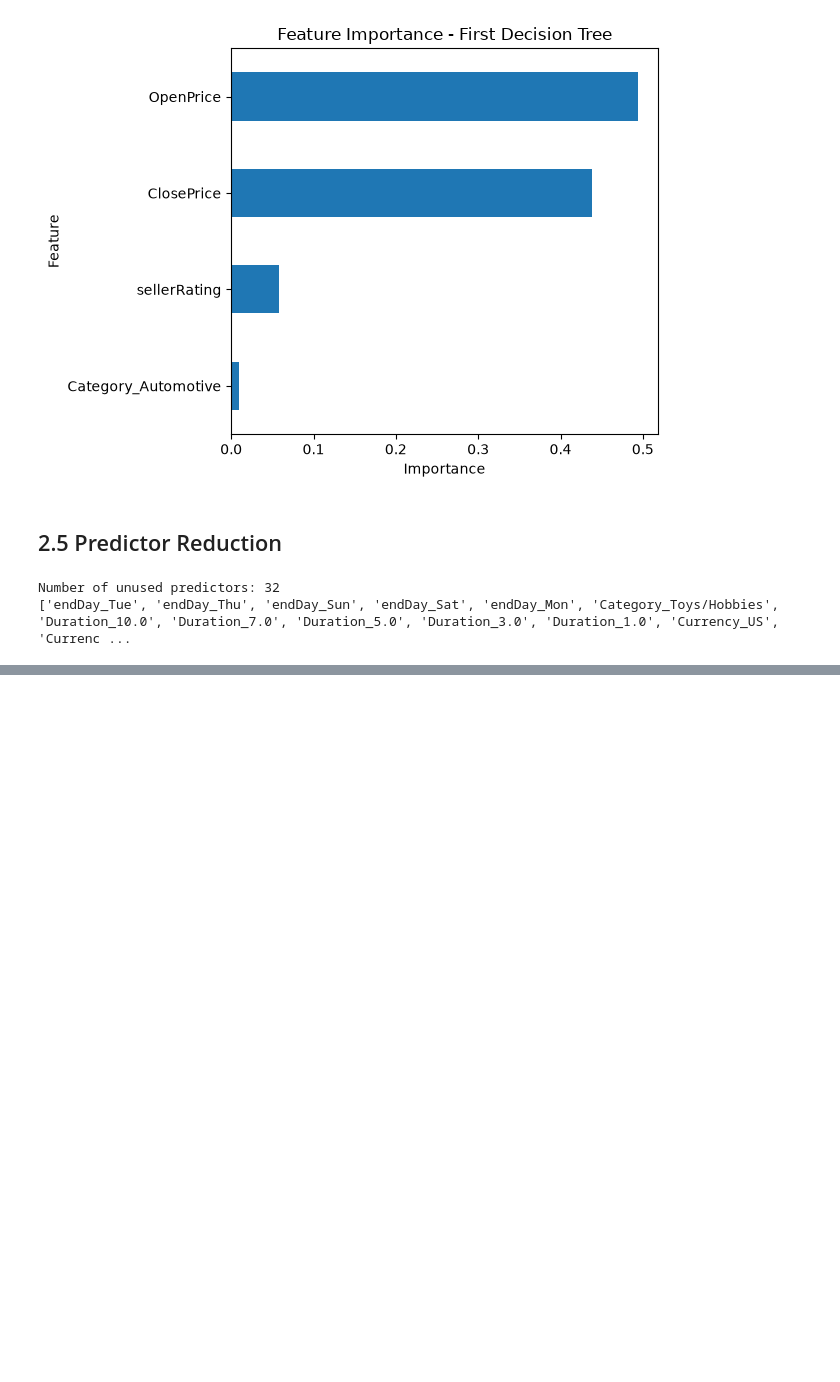
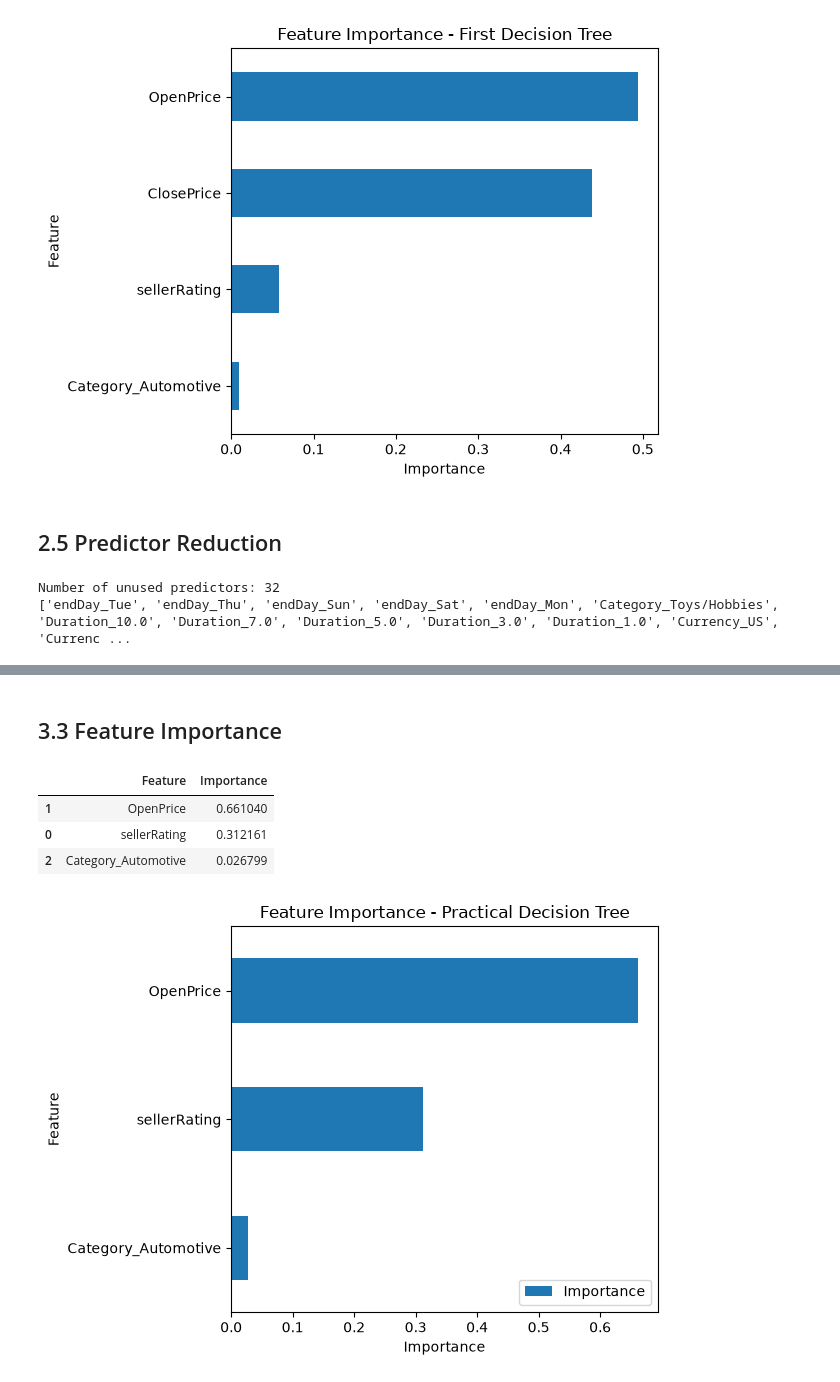
Before and after one commit to janniaq/8413_GA2, a Jupyter notebook: RSM8413_GA2_eBay_Auctions.ipynb, the cells around one changed output, grey strips where cells are left out. Cells and saved outputs as stored; diff of their text form; code cells hidden in the pictures; blank space fills up the shorter version.

```diff
--- a/RSM8413_GA2_eBay_Auctions.ipynb
+++ b/RSM8413_GA2_eBay_Auctions.ipynb
@@ -669,0 +740,28 @@ Number of unused predictors: 32
+# %% [markdown]
+## 3.3 Feature Importance
+# %%
+importance_practical = pd.DataFrame({
+    "Feature": X_train_practical.columns,
+    "Importance": tree_practical.feature_importances_
+}).sort_values("Importance", ascending=False)
+
+importance_practical
+# %% [output]
+|  | Feature | Importance |
+| 1 | OpenPrice | 0.661040 |
+| 0 | sellerRating | 0.312161 |
+| 2 | Category_Automotive | 0.026799 |
+# %%
+importance_practical.plot(
+    x="Feature",
+    y="Importance",
+    kind="barh"
+)
+
+plt.title("Feature Importance - Practical Decision Tree")
+plt.xlabel("Importance")
+plt.gca().invert_yaxis()
+plt.tight_layout()
+plt.show()
+# %% [output]
+[figure, added]
```
Also changed, not shown: parts of 7 cells of this notebook.
